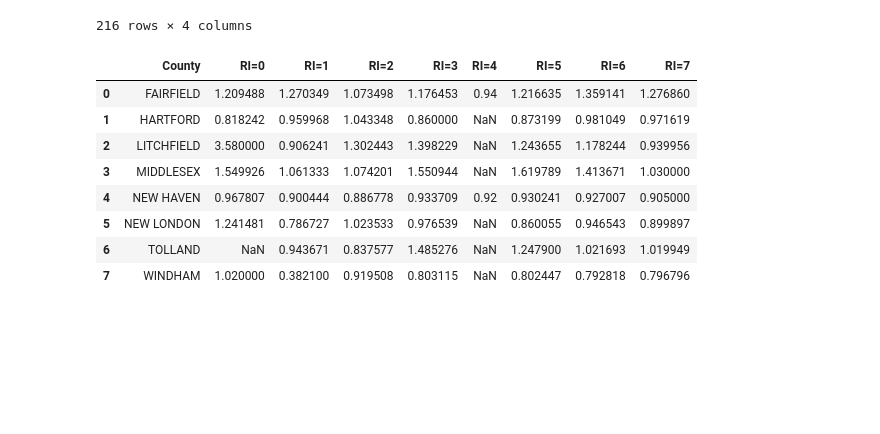
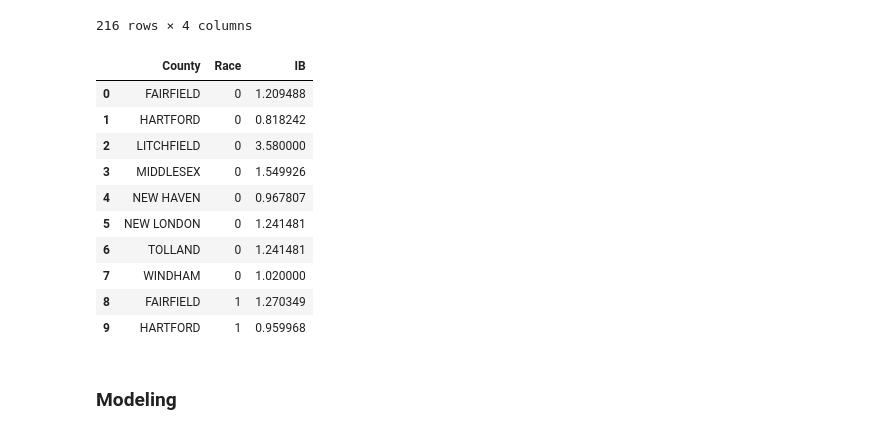
Before and after one commit to muhan-zhang/data200-final-project, a Jupyter notebook: Project.ipynb, the cells around one changed output. Saved outputs shown, nothing was run; the diff lists cells and outputs as text; code cells hidden in the pictures; blank space fills up the shorter version.

```diff
--- a/Project.ipynb
+++ b/Project.ipynb
@@ -1516,28 +1545,33 @@ display(ib_ct_rat)
 # %%
 ib_ct = ib_ct_num.merge(ib_ct_rat, how='outer', on=["County", "Year", "Race/Ethnicity"])\
                  .replace({"Number": {-9999.0 : np.nan}, "Ratio": {-9999.0: np.nan}})\
                  .dropna()
 
 ib_ct["NR"] = ib_ct["Number"] * ib_ct["Ratio"]
 
 ib_ct = ib_ct.groupby(["County", "Race/Ethnicity"], as_index=False).agg({'Number': sum, 'NR': sum})
 
-ib_ct["Avg Ratio"] = ib_ct["NR"] / ib_ct["Number"]
+ib_ct["IB"] = ib_ct["NR"] / ib_ct["Number"]
 
 ib_ct = ib_ct.drop(["Number", "NR"], axis=1)\
-             .pivot(index='County', columns='Race/Ethnicity', values='Avg Ratio')\
-             .rename(lambda x: 'RI=' + str(x), axis=1)\
-             .reset_index()
+             .pivot(index='County', columns='Race/Ethnicity', values='IB')\
+             .fillna(method='ffill')\
+             .reset_index()\
+             .melt(id_vars='County', value_name='IB')\
+             .rename({'Race/Ethnicity': 'Race'}, axis=1)
 
-ib_ct.columns.rename(None, inplace=True)
 ib_ct.head(10)
 # %% [output]
-|  | County | RI=0 | RI=1 | RI=2 | RI=3 | RI=4 | RI=5 | RI=6 | RI=7 |
-| 0 | FAIRFIELD | 1.209488 | 1.270349 | 1.073498 | 1.176453 | 0.94 | 1.216635 | 1.359141 | 1.276860 |
-| 1 | HARTFORD | 0.818242 | 0.959968 | 1.043348 | 0.860000 | NaN | 0.873199 | 0.981049 | 0.971619 |
-| 2 | LITCHFIELD | 3.580000 | 0.906241 | 1.302443 | 1.398229 | NaN | 1.243655 | 1.178244 | 0.939956 |
-| 3 | MIDDLESEX | 1.549926 | 1.061333 | 1.074201 | 1.550944 | NaN | 1.619789 | 1.413671 | 1.030000 |
-| 4 | NEW HAVEN | 0.967807 | 0.900444 | 0.886778 | 0.933709 | 0.92 | 0.930241 | 0.927007 | 0.905000 |
-| 5 | NEW LONDON | 1.241481 | 0.786727 | 1.023533 | 0.976539 | NaN | 0.860055 | 0.946543 | 0.899897 |
-| 6 | TOLLAND | NaN | 0.943671 | 0.837577 | 1.485276 | NaN | 1.247900 | 1.021693 | 1.019949 |
-| 7 | WINDHAM | 1.020000 | 0.382100 | 0.919508 | 0.803115 | NaN | 0.802447 | 0.792818 | 0.796796 |
+|  | County | Race | IB |
+| 0 | FAIRFIELD | 0 | 1.209488 |
+| 1 | HARTFORD | 0 | 0.818242 |
+| 2 | LITCHFIELD | 0 | 3.580000 |
+| 3 | MIDDLESEX | 0 | 1.549926 |
+| 4 | NEW HAVEN | 0 | 0.967807 |
+| 5 | NEW LONDON | 0 | 1.241481 |
+| 6 | TOLLAND | 0 | 1.241481 |
+| 7 | WINDHAM | 0 | 1.020000 |
+| 8 | FAIRFIELD | 1 | 1.270349 |
+| 9 | HARTFORD | 1 | 0.959968 |
+# %% [markdown]
+### Modeling
```
Also changed, not shown: parts of 27 cells of this notebook.
